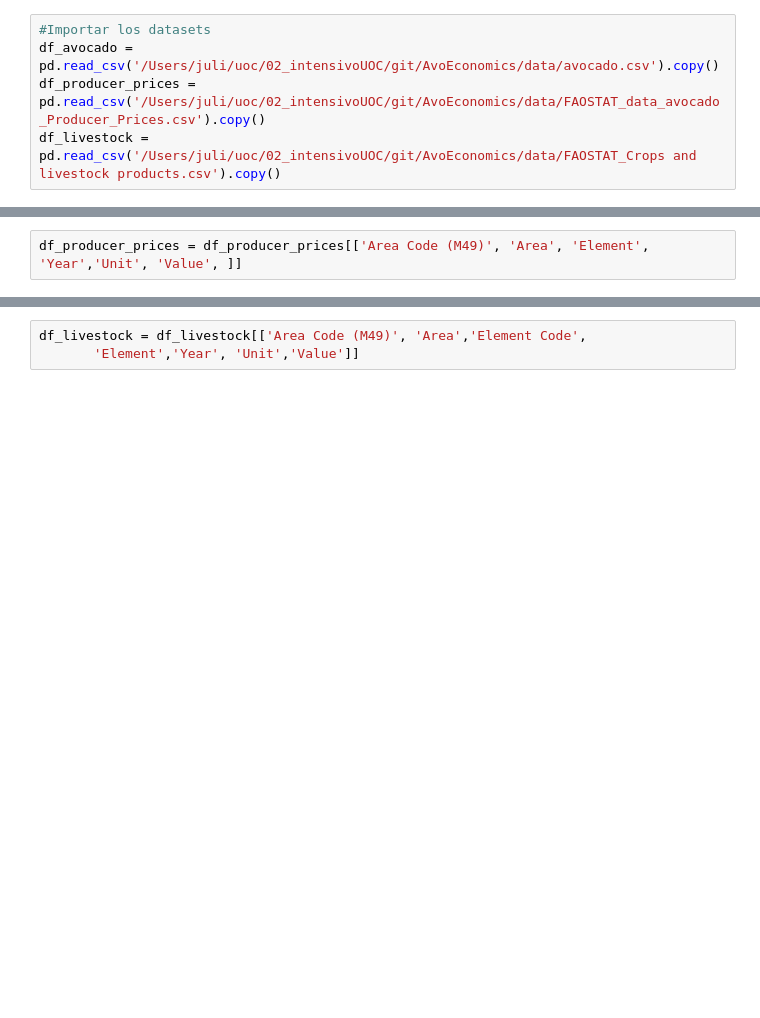
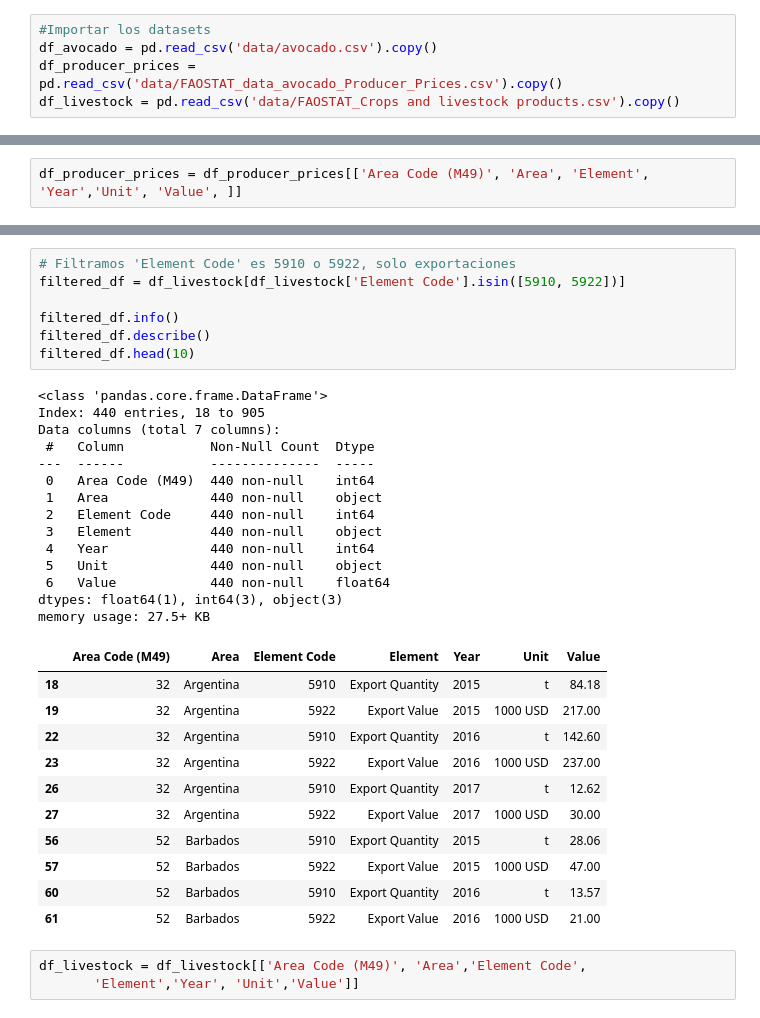
Before and after one commit to Julix4/AvoEconomics, a Jupyter notebook: EDA.ipynb, the cells around one changed output, grey strips where cells are left out. Cells and saved outputs as stored; diff of their text form; blank space fills up the shorter version.

```diff
--- a/EDA.ipynb
+++ b/EDA.ipynb
@@ -16,9 +16,9 @@ import os
 sys.path.append(os.path.abspath('./'))
 # %%
 #Importar los datasets
-df_avocado = pd.read_csv('/Users/juli/uoc/02_intensivoUOC/git/AvoEconomics/data/avocado.csv').copy()
-df_producer_prices = pd.read_csv('/Users/juli/uoc/02_intensivoUOC/git/AvoEconomics/data/FAOSTAT_data_avocado_Producer_Prices.csv').copy()
-df_livestock = pd.read_csv('/Users/juli/uoc/02_intensivoUOC/git/AvoEconomics/data/FAOSTAT_Crops and livestock products.csv').copy()
+df_avocado = pd.read_csv('data/avocado.csv').copy()
+df_producer_prices = pd.read_csv('data/FAOSTAT_data_avocado_Producer_Prices.csv').copy()
+df_livestock = pd.read_csv('data/FAOSTAT_Crops and livestock products.csv').copy()
 # %% [markdown]
 ##df_avocado
 # %%
@@ -200,3 +171,36 @@ memory usage: 106.3+ KB
+# %%
+# Filtramos 'Element Code' es 5910 o 5922, solo exportaciones
+filtered_df = df_livestock[df_livestock['Element Code'].isin([5910, 5922])]
+
+filtered_df.info()
+filtered_df.describe()
+filtered_df.head(10)
+# %% [output]
+<class 'pandas.core.frame.DataFrame'>
+Index: 440 entries, 18 to 905
+Data columns (total 7 columns):
+ #   Column           Non-Null Count  Dtype
+---  ------           --------------  -----
+ 0   Area Code (M49)  440 non-null    int64
+ 1   Area             440 non-null    object
+ 2   Element Code     440 non-null    int64
+ 3   Element          440 non-null    object
+ 4   Year             440 non-null    int64
+ 5   Unit             440 non-null    object
+ 6   Value            440 non-null    float64
+dtypes: float64(1), int64(3), object(3)
+memory usage: 27.5+ KB
+|  | Area Code (M49) | Area | Element Code | Element | Year | Unit | Value |
+| 18 | 32 | Argentina | 5910 | Export Quantity | 2015 | t | 84.18 |
+| 19 | 32 | Argentina | 5922 | Export Value | 2015 | 1000 USD | 217.00 |
+| 22 | 32 | Argentina | 5910 | Export Quantity | 2016 | t | 142.60 |
+| 23 | 32 | Argentina | 5922 | Export Value | 2016 | 1000 USD | 237.00 |
+| 26 | 32 | Argentina | 5910 | Export Quantity | 2017 | t | 12.62 |
+| 27 | 32 | Argentina | 5922 | Export Value | 2017 | 1000 USD | 30.00 |
+| 56 | 52 | Barbados | 5910 | Export Quantity | 2015 | t | 28.06 |
+| 57 | 52 | Barbados | 5922 | Export Value | 2015 | 1000 USD | 47.00 |
+| 60 | 52 | Barbados | 5910 | Export Quantity | 2016 | t | 13.57 |
+| 61 | 52 | Barbados | 5922 | Export Value | 2016 | 1000 USD | 21.00 |
 # %%
 df_livestock = df_livestock[['Area Code (M49)', 'Area','Element Code',
        'Element','Year', 'Unit','Value']]
```
Also changed, not shown: parts of 4 cells of this notebook, 2 other files.
